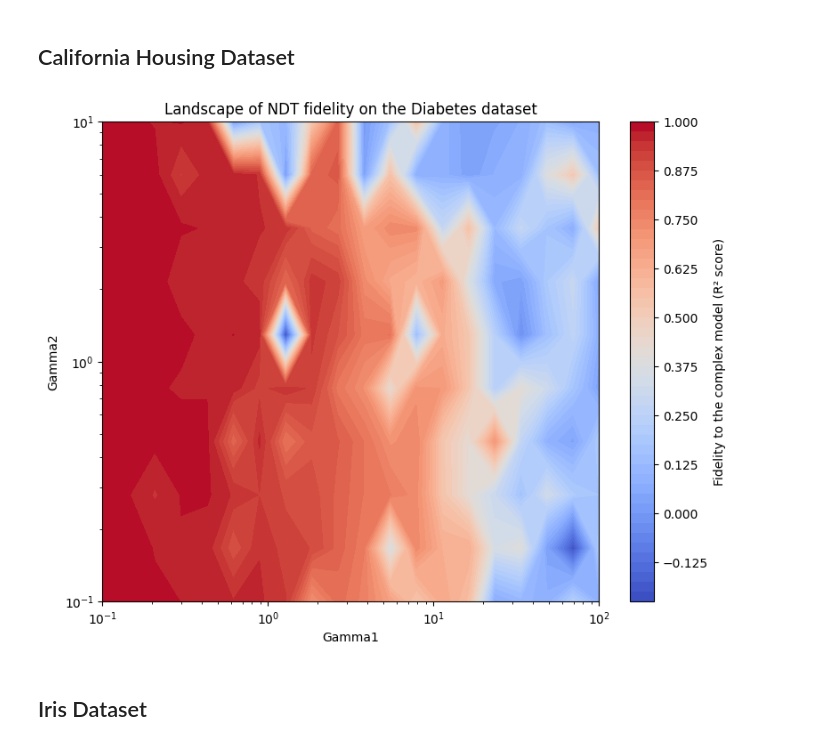
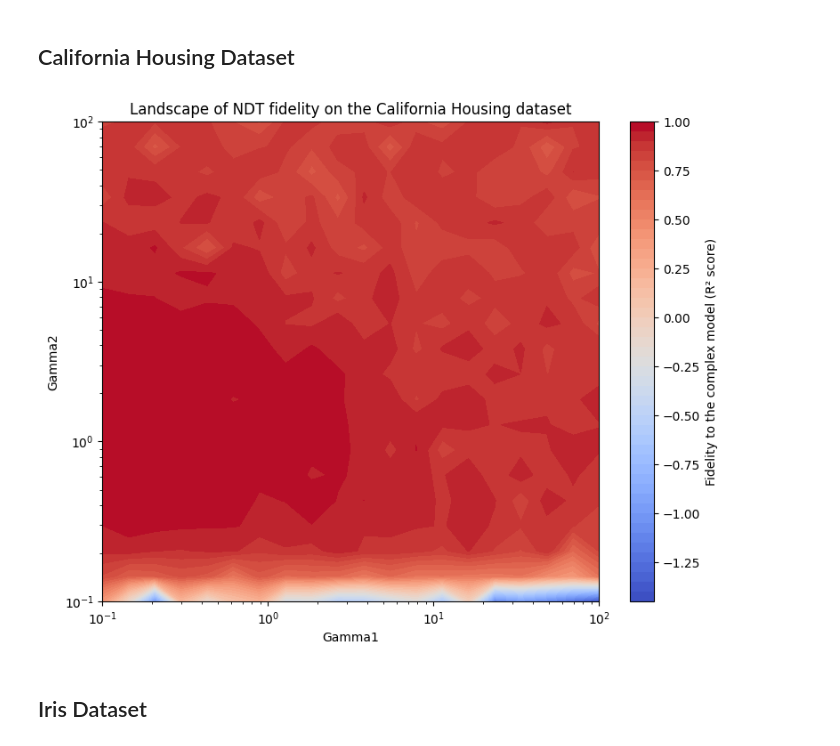
Before and after one commit to aymen20002005/lime_ndt, a Jupyter notebook: Notebooks/explanation_metrics/fidelity_landscape.ipynb, the cells around one changed output. Cells and saved outputs as stored; diff of their text form; code cells hidden in the pictures.

Commit message:
change gamma values

```diff
--- a/Notebooks/explanation_metrics/fidelity_landscape.ipynb
+++ b/Notebooks/explanation_metrics/fidelity_landscape.ipynb
@@ -54,7 +54,7 @@ explainer_ndt = LimeNDTExplainer(
 # ========================
 # Fidélité locale avec perturbations
 # ========================
-def fidelity_local_model(instance, g1, g2, num_samples_train=5000, num_samples_test=2000):
+def fidelity_local_model(instance, g1, g2, num_samples_train=5000, num_samples_test=500):
     num_features = instance.shape[0]
 
     # Perturbations train
@@ -85,7 +85,7 @@ def fidelity_local_model(instance, g1, g2, num_samples_train=5000, num_samples_t
 # Landscape (grille de gammas)
 # ========================
 gamma1_values = np.logspace(-1, 2, 20)   # de 0.1 à 100
-gamma2_values = np.logspace(-1, 1, 10)
+gamma2_values = np.logspace(-1, 2, 20)
 
 # Choisir une instance
 instance = X_test[0]
@@ -103,13 +103,12 @@ scores = np.array(scores).reshape(len(gamma2_values), len(gamma1_values))
 # Plot du landscape
 # ========================
 plt.figure(figsize=(9,7))
-cs = plt.contourf(gamma1_values, gamma2_values, scores, levels=50, cmap="coolwarm")
-plt.contour(gamma1_values, gamma2_values, scores, levels=10, colors="black", linewidths=0.5)
-plt.colorbar(cs, label="Local fidelity (R² score)")
+cs = plt.contourf(gamma1_values, gamma2_values, scores, levels=50, cmap="coolwarm") # coolwarm, RdYlGn
+plt.colorbar(cs, label="Fidelity to the complex model (R² score)")
 plt.xscale("log")
 plt.yscale("log")
 plt.xlabel("Gamma1")
 plt.ylabel("Gamma2")
-plt.title("Local fidelity landscape of NDT around one instance")
+plt.title("Landscape of NDT fidelity on the California Housing dataset")
 plt.show()
 # %% [output]
@@ -123,6 +122,7 @@ from sklearn.datasets import fetch_california_housing
 from sklearn.model_selection import train_test_split
 from sklearn.metrics import r2_score
 from sklearn.neural_network import MLPRegressor
+from lime_ndt.lime_tabular import LimeTabularExplainer as LimeNDTExplainer
 from lime_ndt.utils.ndt_sklearn_wrapper import NDTRegressorWrapper
 from joblib import Parallel, delayed
 
@@ -132,6 +132,7 @@ from joblib import Parallel, delayed
 data = fetch_california_housing()
 X = data.data
 y = data.target
+feature_names = data.feature_names
 X_train, X_test, y_train, y_test = train_test_split(X, y, random_state=42)
 
 # ========================
@@ -139,58 +140,88 @@ X_train, X_test, y_train, y_test = train_test_split(X, y, random_state=42)
 # ========================
 mlp_global = MLPRegressor(
     hidden_layer_sizes=(128, 64, 32),
-    activation='relu',
-    solver='adam',
+    activation="relu",
+    solver="adam",
     max_iter=2000,
     random_state=42
 )
 mlp_global.fit(X_train, y_train)
 
 def predict_fn(X):
     return mlp_global.predict(X)
 
 # ========================
-# Grille fine de gammas (0.1 à 100)
+# Explainer NDT
+# ========================
+explainer_ndt = LimeNDTExplainer(
+    X_train,
+    feature_names=feature_names,
+    discretize_continuous=False,
+    mode="regression"
+)
+
+# ========================
+# Fidélité locale avec perturbations
+# ========================
+def fidelity_local_model(instance, g1, g2, num_samples_train=5000, num_samples_test=500):
+    num_features = instance.shape[0]
+
+    # Perturbations train
+    Z_train = np.zeros((num_samples_train, num_features))
+    for i in range(num_features):
+        mean = instance[i]
+        std = explainer_ndt.scaler.scale_[i] if hasattr(explainer_ndt.scaler, "scale_") else 0.01
+        Z_train[:, i] = np.random.normal(mean, std, size=num_samples_train)
+    y_global_train = predict_fn(Z_train)
+
+    # Perturbations test
+    Z_test = np.zeros((num_samples_test, num_features))
+    for i in range(num_features):
+        mean = instance[i]
+        std = explainer_ndt.scaler.scale_[i] if hasattr(explainer_ndt.scaler, "scale_") else 0.01
+        Z_test[:, i] = np.random.normal(mean, std, size=num_samples_test)
+    y_global_test = predict_fn(Z_test)
+
+    # Modèle local NDT
+    local_model = NDTRegressorWrapper(D=X_train.shape[1], gammas=[g1, g2], random_state=42)
+    local_model.fit(Z_train, y_global_train)
+
+    # Fidélité
+    y_local_test = local_model.predict(Z_test)
+    return r2_score(y_global_test, y_local_test)
+
+# ========================
+# Landscape (grille de gammas)
 # ========================
 gamma1_values = np.logspace(-1, 2, 20)   # de 0.1 à 100
-gamma2_values = np.logspace(-1, 1, 10)
+gamma2_values = np.logspace(-1, 2, 20)
 
-# ========================
-# Fonction pour un seul modèle
-# ========================
-def evaluate_gammas(g1, g2):
-    model = NDTRegressorWrapper(D=X_train.shape[1], gammas=[g1, g2], epochs=500)
-    model.fit(X_train, predict_fn(X_train))
-    y_pred = model.predict(X_test)
-    score = r2_score(predict_fn(X_test), y_pred)
-    return score
+# Choisir une instance
+instance = X_test[0]
 
-# ========================
-# Calcul parallèle
-# ========================
+# Évaluer en parallèle
 scores = Parallel(n_jobs=-1)(
-    delayed(evaluate_gammas)(g1, g2)
+    delayed(fidelity_local_model)(instance, g1, g2)
     for g2 in gamma2_values
     for g1 in gamma1_values
 )
 
-# Reshape scores pour contour plot
 scores = np.array(scores).reshape(len(gamma2_values), len(gamma1_values))
 
 # ========================
-# Landscape (contour plot)
+# Plot du landscape
 # ========================
 plt.figure(figsize=(9,7))
 cs = plt.contourf(gamma1_values, gamma2_values, scores, levels=50, cmap="coolwarm") # coolwarm, RdYlGn
 plt.colorbar(cs, label="Fidelity to the complex model (R² score)")
 plt.xscale("log")
 plt.yscale("log")
 plt.xlabel("Gamma1")
 plt.ylabel("Gamma2")
 plt.title("Landscape of NDT fidelity on the California Housing dataset")
 plt.show()
 # %% [output]
-[figure, old version]
+[figure, new version]
 # %% [markdown]
 ## Iris Dataset
 # %%
```
Also changed, not shown: parts of 1 cell of this notebook, 6 other files.
